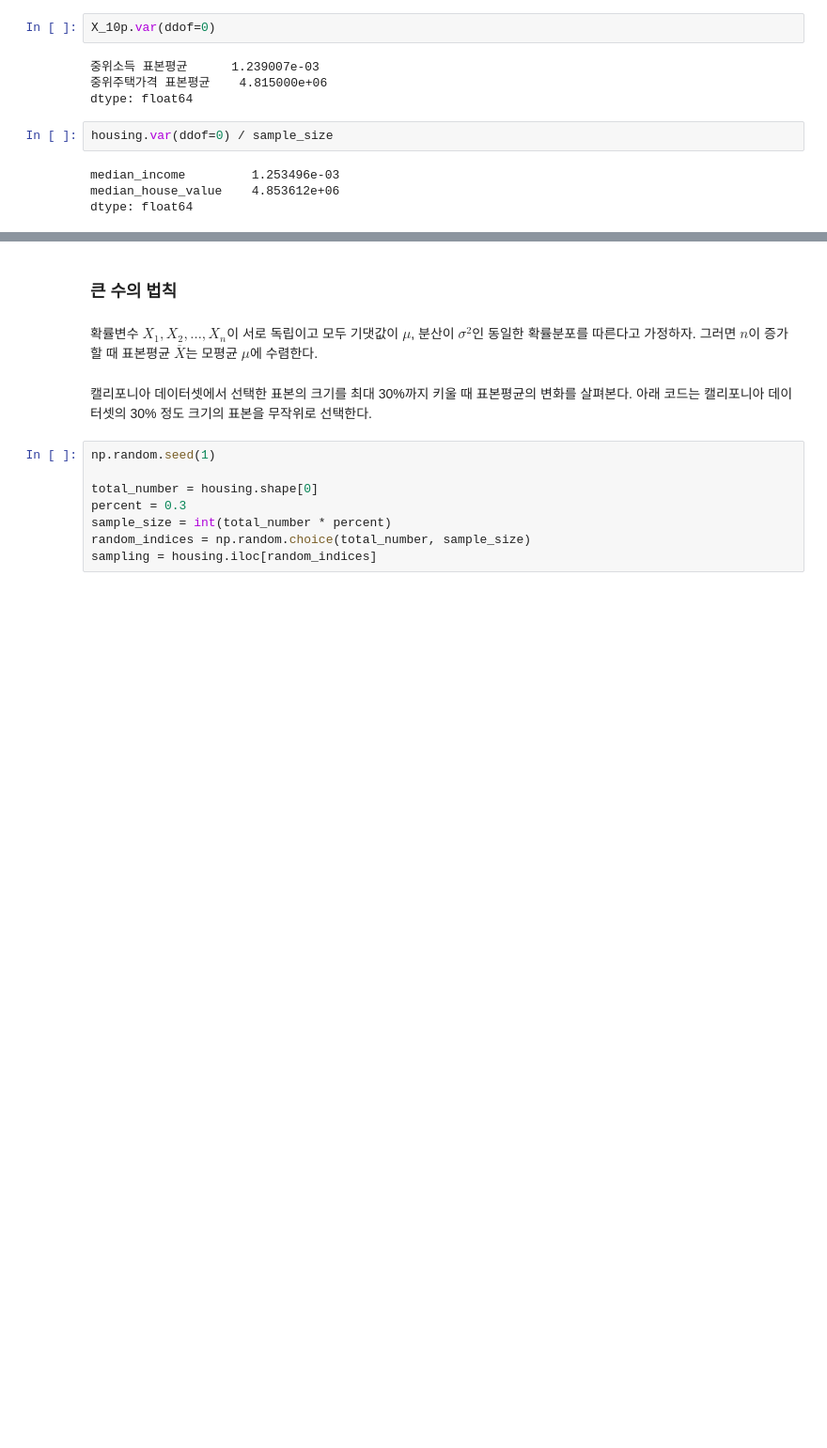
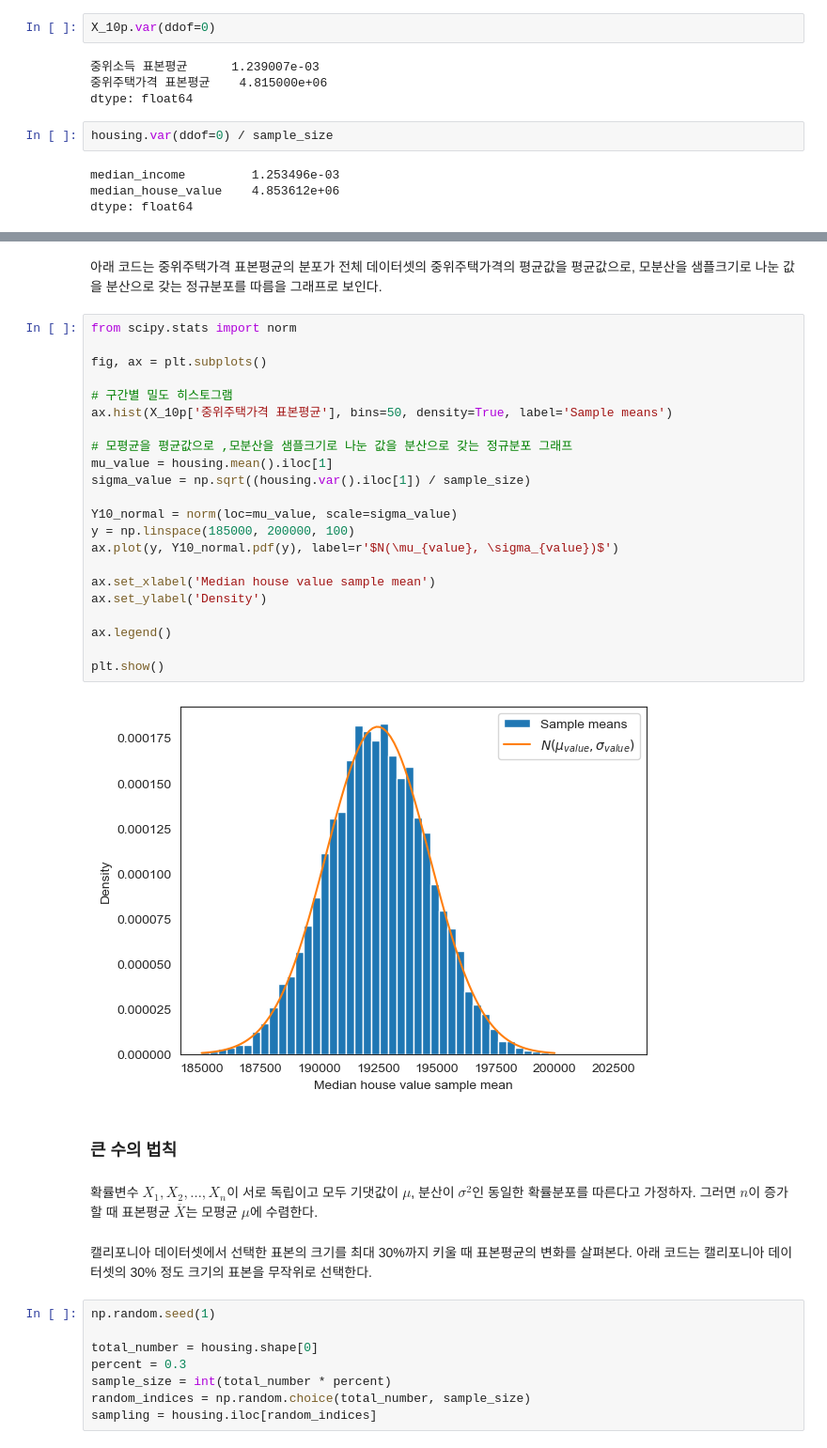
Before and after one commit to codingalzi/DataSci, a Jupyter notebook: jupyter-book/_build/jupyter_execute/sampling_distribution.ipynb, the cells around one changed output, grey strips where cells are left out. Shown at 94% size. Cells and saved outputs as stored; diff of their text form; blank space fills up the shorter version.

```diff
--- a/jupyter-book/_build/jupyter_execute/sampling_distribution.ipynb
+++ b/jupyter-book/_build/jupyter_execute/sampling_distribution.ipynb
@@ -969,3 +970,31 @@ plt.show()
+# %% [markdown]
+아래 코드는 중위주택가격 표본평균의 분포가
+전체 데이터셋의 중위주택가격의 평균값을 평균값으로,
+모분산을 샘플크기로 나눈 값을 분산으로 갖는 정규분포를 따름을 그래프로 보인다.
+# %%
+from scipy.stats import norm
+
+fig, ax = plt.subplots()
+
+# 구간별 밀도 히스토그램
+ax.hist(X_10p['중위주택가격 표본평균'], bins=50, density=True, label='Sample means')
+
+# 모평균을 평균값으로 ,모분산을 샘플크기로 나눈 값을 분산으로 갖는 정규분포 그래프
+mu_value = housing.mean().iloc[1]
+sigma_value = np.sqrt((housing.var().iloc[1]) / sample_size)
+
+Y10_normal = norm(loc=mu_value, scale=sigma_value)
+y = np.linspace(185000, 200000, 100)
+ax.plot(y, Y10_normal.pdf(y), label=r'$N(\mu_{value}, \sigma_{value})$')
+
+ax.set_xlabel('Median house value sample mean')
+ax.set_ylabel('Density')
+
+ax.legend()
+
+plt.show()
+# %% [output]
+[figure, added]
 # %% [markdown]
 ### 큰 수의 법칙
 # %% [markdown]
```
Also changed, not shown: parts of 3 cells of this notebook, 41 other files.
